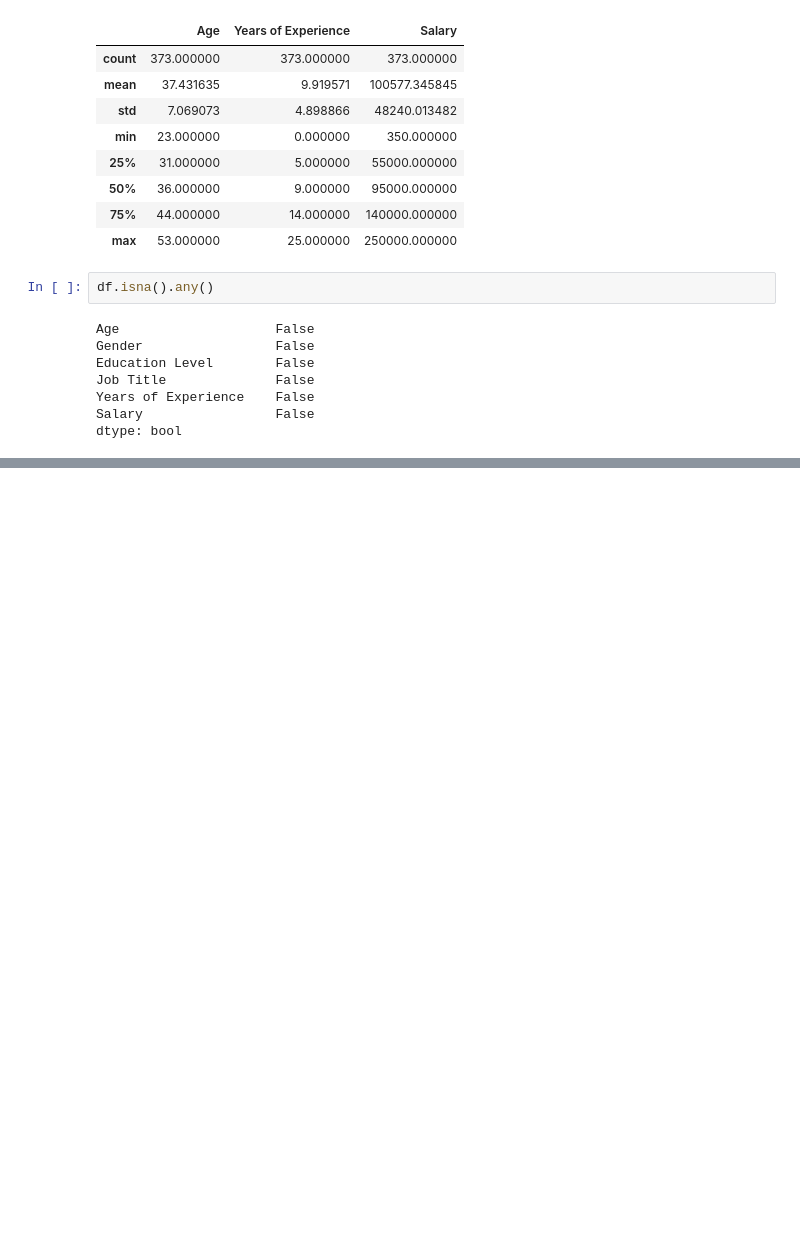
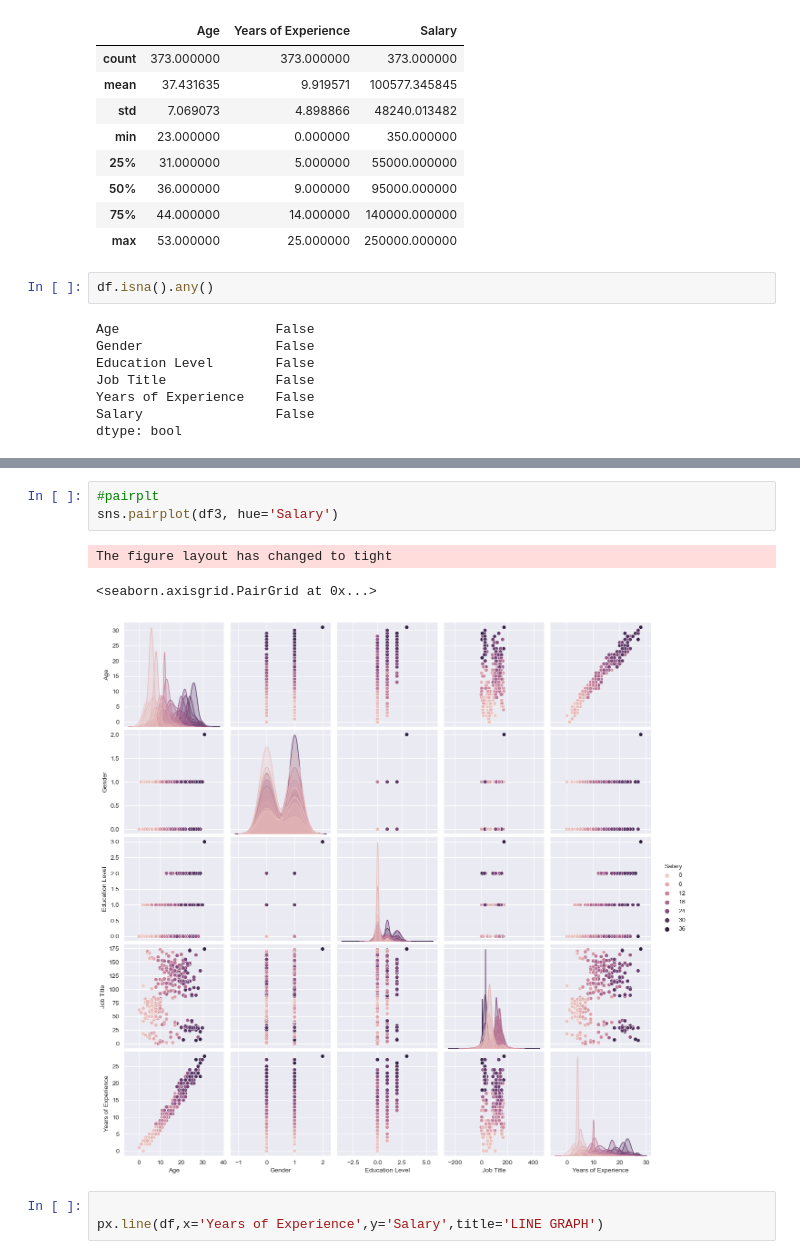
Before and after one commit to Obed-Makori/Salary-Prediction, a Jupyter notebook: salary.ipynb, the cells around one changed output, grey strips where cells are left out. Drawn from its saved outputs; the diff is of its cells as text; blank space fills up the shorter version.

```diff
--- a/salary.ipynb
+++ b/salary.ipynb
@@ -247,0 +377,10 @@ dtype: bool
+# %%
+#pairplt
+sns.pairplot(df3, hue='Salary')
+# %% [output]
+The figure layout has changed to tight
+<seaborn.axisgrid.PairGrid at 0x...>
+[figure, added]
+# %%
+
+px.line(df,x='Years of Experience',y='Salary',title='LINE GRAPH')
```
Also changed, not shown: parts of 21 cells of this notebook, 4 other files.
